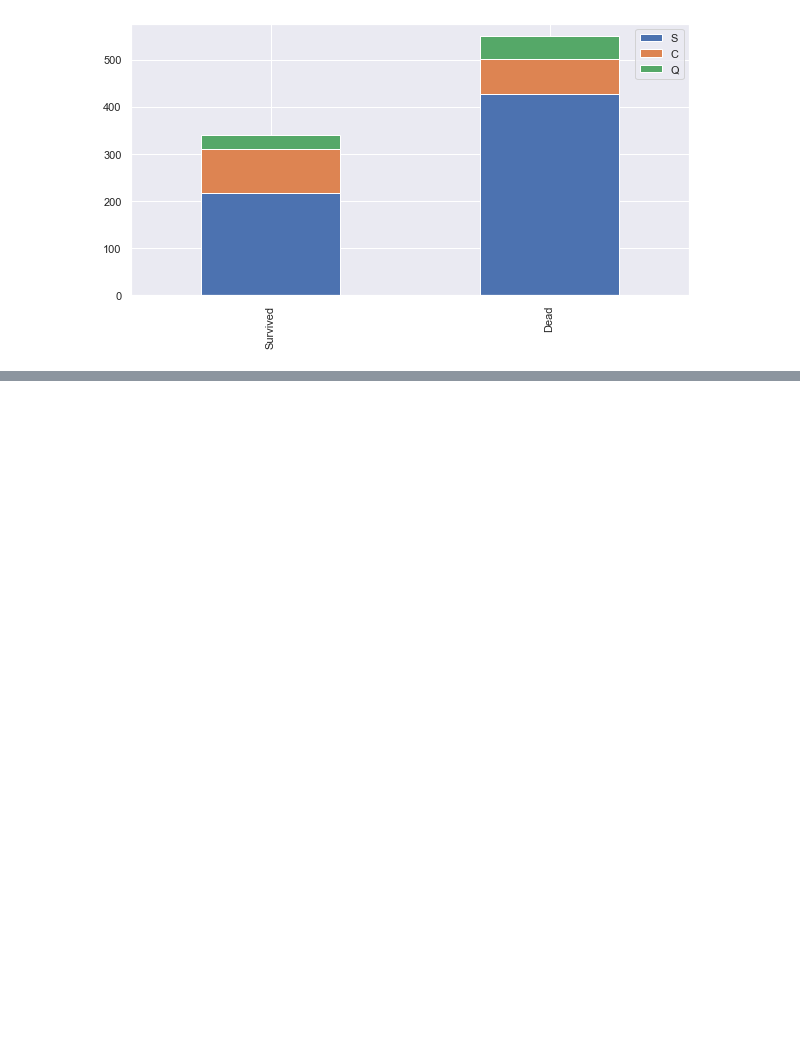
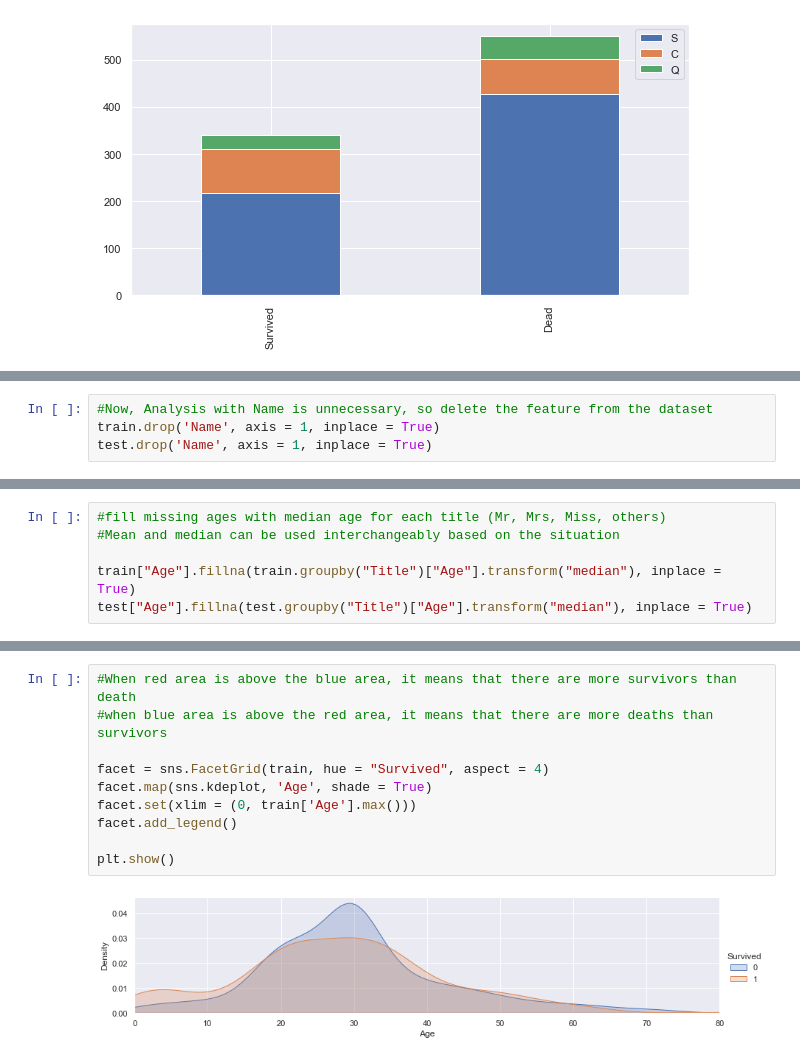
Before and after one commit to kang295/Kaggle_Titanic, a Jupyter notebook: Kaggle_Titanic_analysis.ipynb, the cells around one changed output, grey strips where cells are left out. Drawn from its saved outputs; the diff is of its cells as text; blank space fills up the shorter version.

```diff
--- a/Kaggle_Titanic_analysis.ipynb
+++ b/Kaggle_Titanic_analysis.ipynb
@@ -187,0 +303,4 @@ bar_chart('Embarked')
+# %%
+#Now, Analysis with Name is unnecessary, so delete the feature from the dataset
+train.drop('Name', axis = 1, inplace = True)
+test.drop('Name', axis = 1, inplace = True)
@@ -187,0 +360,6 @@ bar_chart('Embarked')
+# %%
+#fill missing ages with median age for each title (Mr, Mrs, Miss, others)
+#Mean and median can be used interchangeably based on the situation
+
+train["Age"].fillna(train.groupby("Title")["Age"].transform("median"), inplace = True)
+test["Age"].fillna(test.groupby("Title")["Age"].transform("median"), inplace = True)
@@ -187,0 +382,12 @@ bar_chart('Embarked')
+# %%
+#When red area is above the blue area, it means that there are more survivors than death
+#when blue area is above the red area, it means that there are more deaths than survivors
+
+facet = sns.FacetGrid(train, hue = "Survived", aspect = 4)
+facet.map(sns.kdeplot, 'Age', shade = True)
+facet.set(xlim = (0, train['Age'].max()))
+facet.add_legend()
+
+plt.show()
+# %% [output]
+[figure, added]
```
Also changed, not shown: parts of 62 cells of this notebook.
